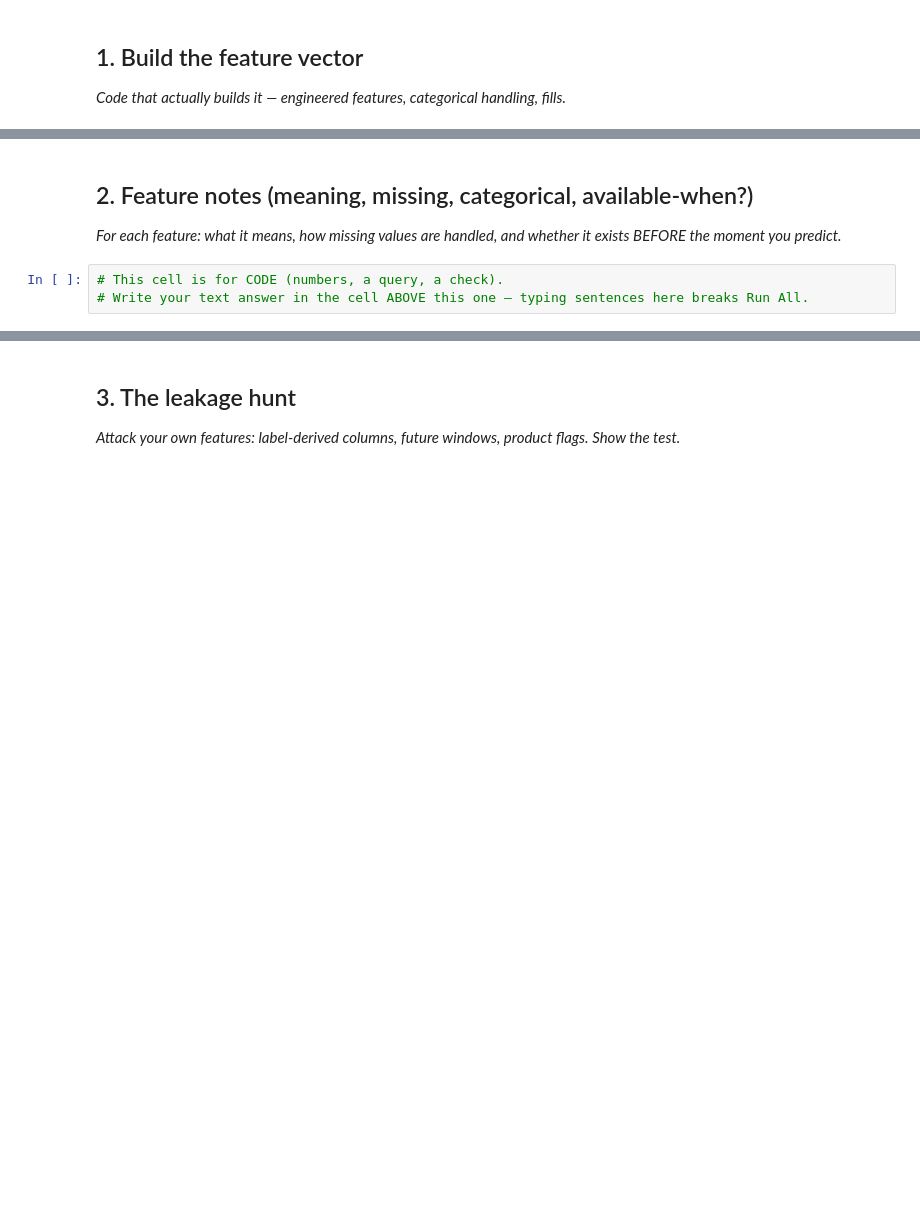
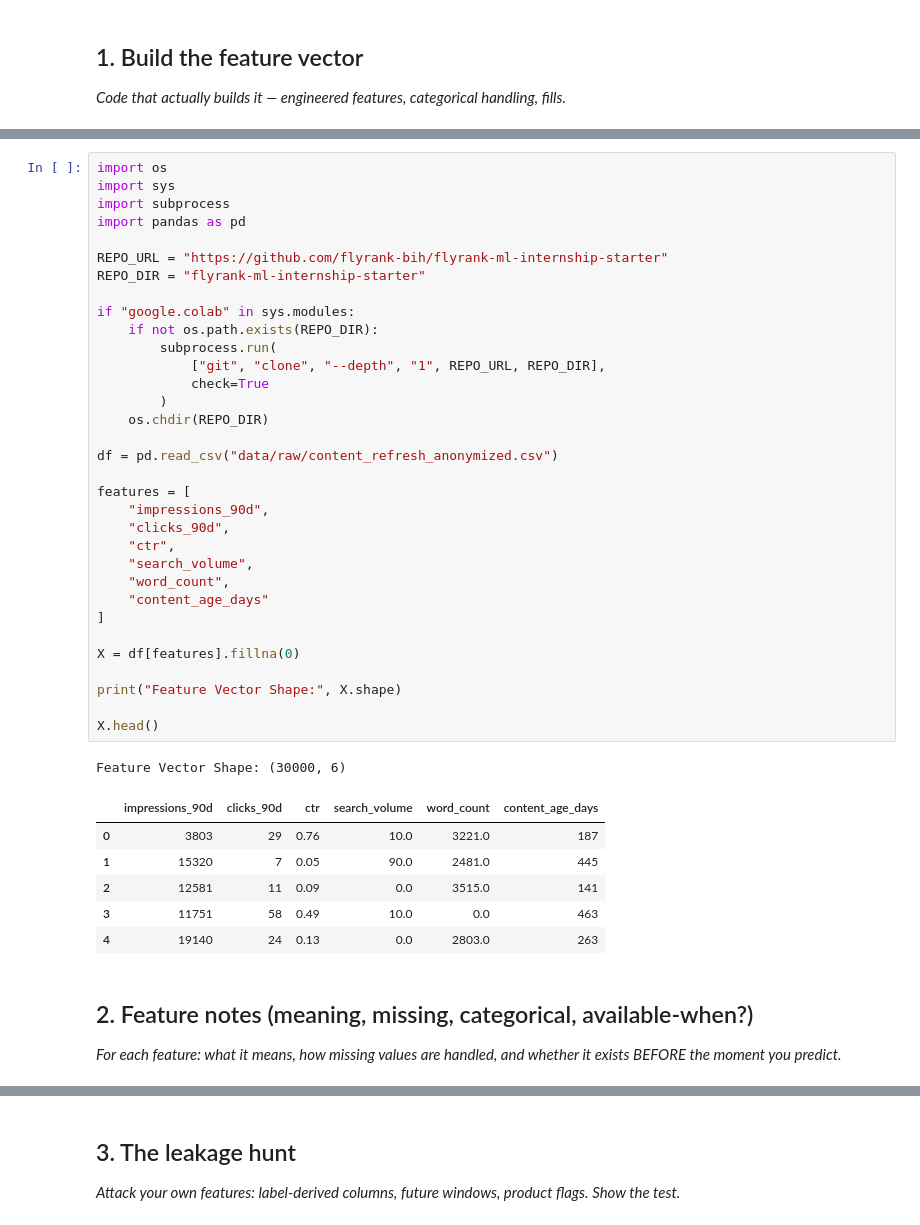
Before and after one commit to Dilip-chendra/FlyRank-Week1, a Jupyter notebook: work/notebooks/w03_feature_leakage_check.ipynb, the cells around one changed output, grey strips where cells are left out. Drawn from its saved outputs; the diff is of its cells as text; blank space fills up the shorter version.

```diff
--- a/work/notebooks/w03_feature_leakage_check.ipynb
+++ b/work/notebooks/w03_feature_leakage_check.ipynb
@@ -16,7 +27,45 @@ This skeleton is yours to fill. Work the sections **in order** — each one has
+# %%
+import os
+import sys
+import subprocess
+import pandas as pd
+
+REPO_URL = "https://github.com/flyrank-bih/flyrank-ml-internship-starter"
+REPO_DIR = "flyrank-ml-internship-starter"
+
+if "google.colab" in sys.modules:
+    if not os.path.exists(REPO_DIR):
+        subprocess.run(
+            ["git", "clone", "--depth", "1", REPO_URL, REPO_DIR],
+            check=True
+        )
+    os.chdir(REPO_DIR)
+
+df = pd.read_csv("data/raw/content_refresh_anonymized.csv")
+
+features = [
+    "impressions_90d",
+    "clicks_90d",
+    "ctr",
+    "search_volume",
+    "word_count",
+    "content_age_days"
+]
+
+X = df[features].fillna(0)
+
+print("Feature Vector Shape:", X.shape)
+
+X.head()
+# %% [output]
+Feature Vector Shape: (30000, 6)
+|  | impressions_90d | clicks_90d | ctr | search_volume | word_count | content_age_days |
+| 0 | 3803 | 29 | 0.76 | 10.0 | 3221.0 | 187 |
+| 1 | 15320 | 7 | 0.05 | 90.0 | 2481.0 | 445 |
+| 2 | 12581 | 11 | 0.09 | 0.0 | 3515.0 | 141 |
+| 3 | 11751 | 58 | 0.49 | 10.0 | 0.0 | 463 |
+| 4 | 19140 | 24 | 0.13 | 0.0 | 2803.0 | 263 |
 # %% [markdown]
 ## 2. Feature notes (meaning, missing, categorical, available-when?)
 
 *For each feature: what it means, how missing values are handled, and whether it exists BEFORE the moment you predict.*
-# %%
-# This cell is for CODE (numbers, a query, a check).
-# Write your text answer in the cell ABOVE this one — typing sentences here breaks Run All.
```
Also changed, not shown: parts of 11 cells of this notebook.
